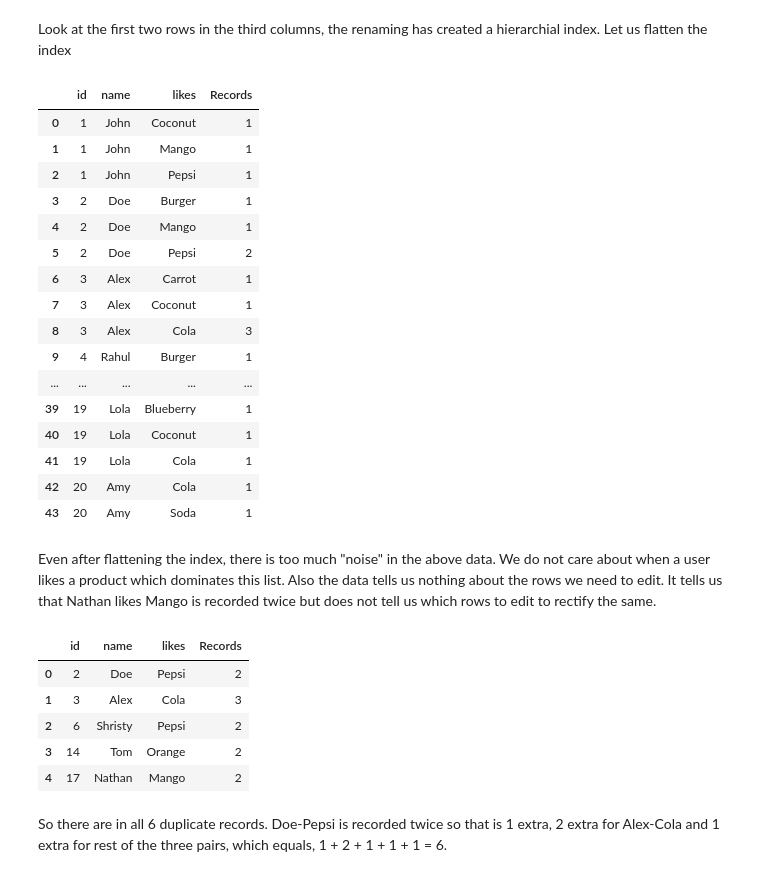
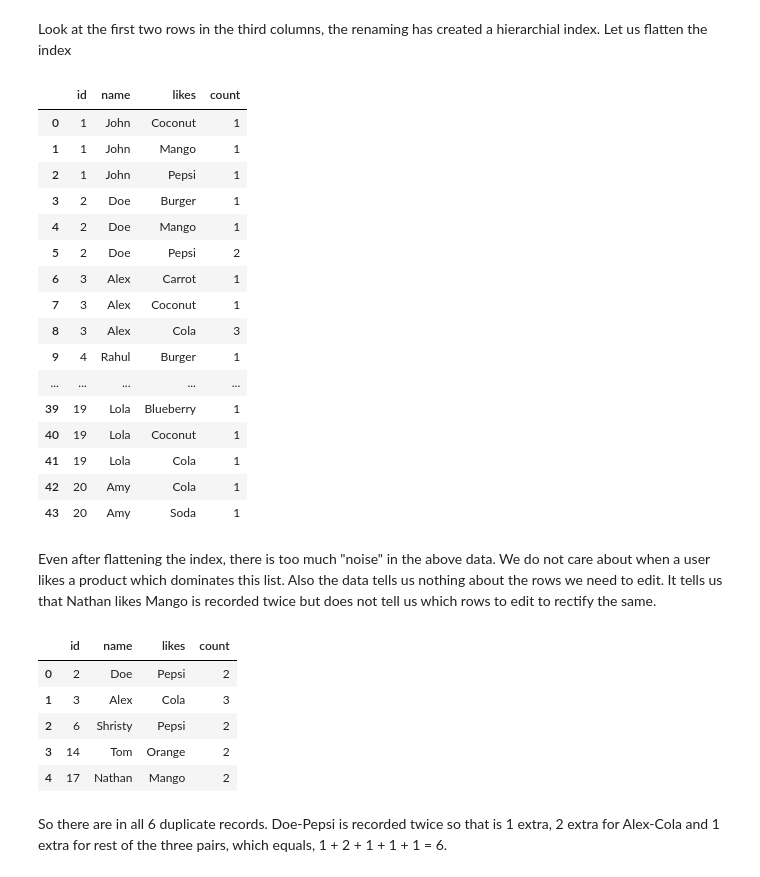
Before and after one commit to dragomirradev/python-data-analysis, a Jupyter notebook: 1-Working-with-relational-data-using-Pandas.ipynb, the cells around one changed output. Cells and saved outputs as stored; diff of their text form; code cells hidden in the pictures.

```diff
--- a/1-Working-with-relational-data-using-Pandas.ipynb
+++ b/1-Working-with-relational-data-using-Pandas.ipynb
@@ -424,13 +424,10 @@ user_likes_group
 Look at the first two rows in the third columns, the renaming has created a hierarchial index.
 Let us flatten the index
 # %%
-# Reset the columns after dropping the top most level
-user_likes_group.columns = user_likes_group.columns.droplevel(0)
-
 # Reset the index to generate a completely flat table
 user_likes_group.reset_index()
 # %% [output]
-|  | id | name | likes | Records |
+|  | id | name | likes | count |
 | 0 | 1 | John | Coconut | 1 |
 | 1 | 1 | John | Mango | 1 |
 | 2 | 1 | John | Pepsi | 1 |
@@ -451,9 +448,9 @@ user_likes_group.reset_index()
 Even after flattening the index, there is too much "noise" in the above data. We do not care about when a user likes a product which dominates this list. Also the data tells us nothing about the rows we need to edit. It tells us that Nathan likes Mango is recorded twice but does not tell us which rows to edit to rectify the same.
 # %%
 # Let us first remove records representing singlular likes
-user_likes_group[user_likes_group['Records'] > 1].reset_index()
+user_likes_group[user_likes_group['count'] > 1].reset_index()
 # %% [output]
-|  | id | name | likes | Records |
+|  | id | name | likes | count |
 | 0 | 2 | Doe | Pepsi | 2 |
 | 1 | 3 | Alex | Cola | 3 |
 | 2 | 6 | Shristy | Pepsi | 2 |
```
Also changed, not shown: 1 other file.
